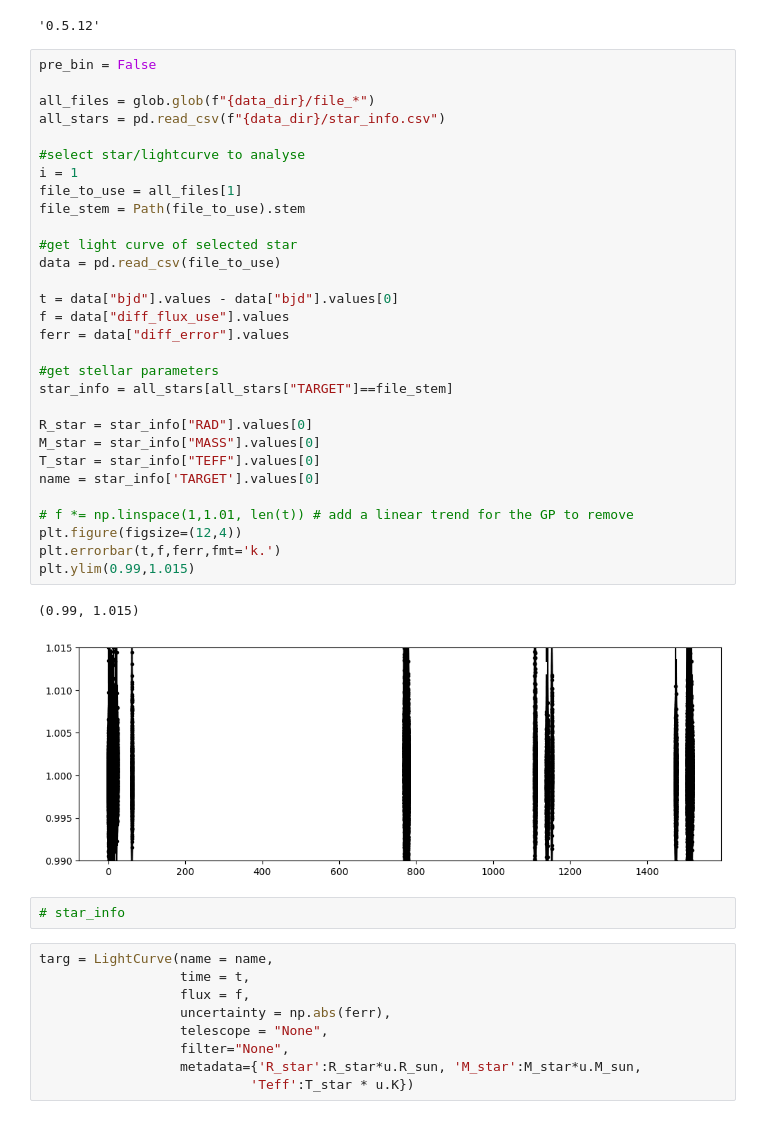
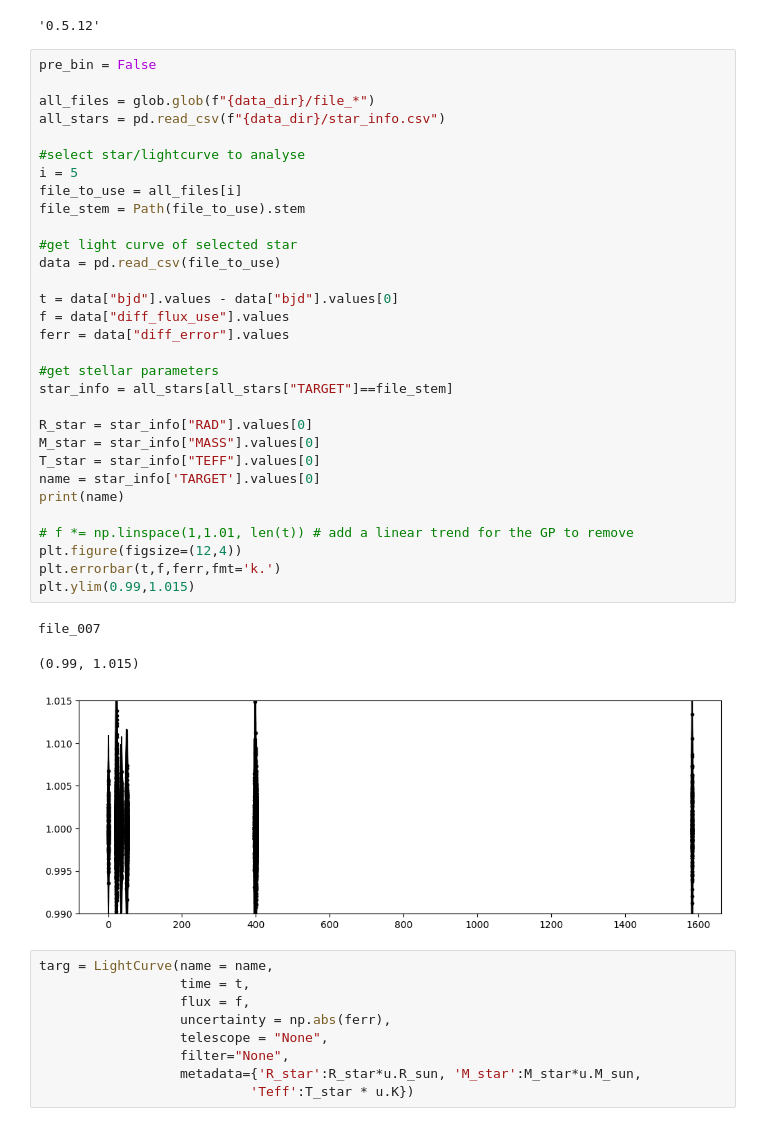
Before and after one commit to catrionamurray/occultence, a Jupyter notebook: occultence/notebooks/Run_LC_condensed.ipynb, the cells around one changed output. Drawn from its saved outputs; the diff is of its cells as text.

```diff
--- a/occultence/notebooks/Run_LC_condensed.ipynb
+++ b/occultence/notebooks/Run_LC_condensed.ipynb
@@ -16,38 +16,38 @@ occultence.version()
 # %%
 pre_bin = False
 
 all_files = glob.glob(f"{data_dir}/file_*")
 all_stars = pd.read_csv(f"{data_dir}/star_info.csv")
 
 #select star/lightcurve to analyse
-i = 1
-file_to_use = all_files[1]
+i = 5
+file_to_use = all_files[i]
 file_stem = Path(file_to_use).stem
 
 #get light curve of selected star
 data = pd.read_csv(file_to_use)
 
 t = data["bjd"].values - data["bjd"].values[0]
 f = data["diff_flux_use"].values
 ferr = data["diff_error"].values
 
 #get stellar parameters
 star_info = all_stars[all_stars["TARGET"]==file_stem]
 
 R_star = star_info["RAD"].values[0]
 M_star = star_info["MASS"].values[0]
 T_star = star_info["TEFF"].values[0]
 name = star_info['TARGET'].values[0]
+print(name)
 
 # f *= np.linspace(1,1.01, len(t)) # add a linear trend for the GP to remove
 plt.figure(figsize=(12,4))
 plt.errorbar(t,f,ferr,fmt='k.')
 plt.ylim(0.99,1.015)
 # %% [output]
-(0.99, 1.015)
+file_007
+(0.99, 1.015)
-[figure, old version]
+[figure, new version]
-# %%
-# star_info
 # %%
 targ = LightCurve(name = name,
                   time = t,
```
Also changed, not shown: parts of 16 cells of this notebook, 4 other files.
